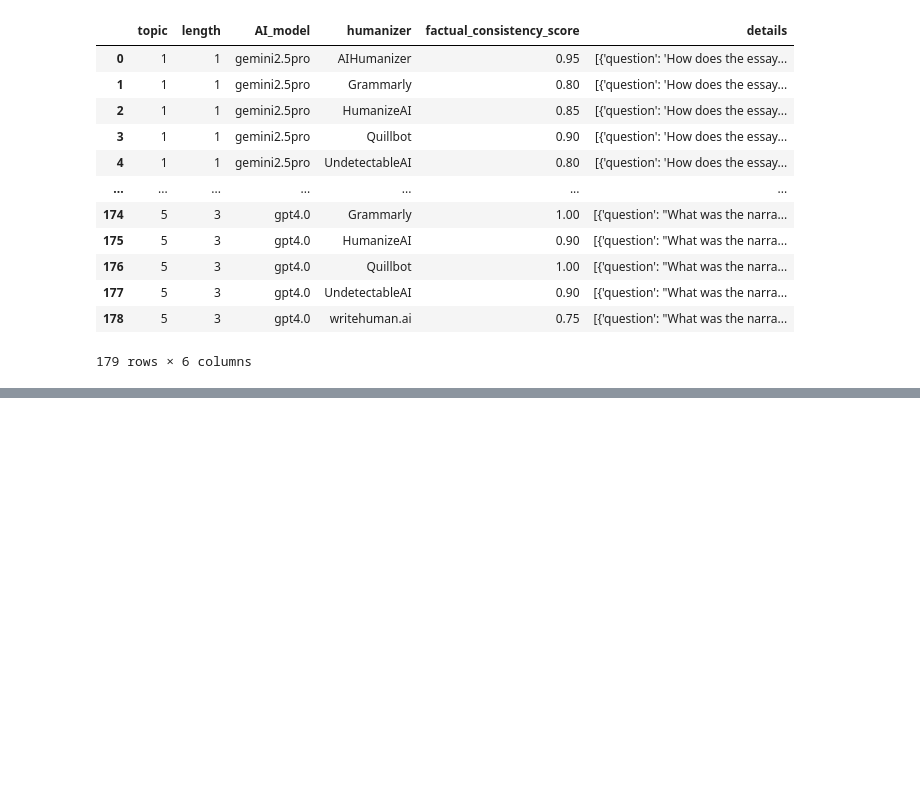
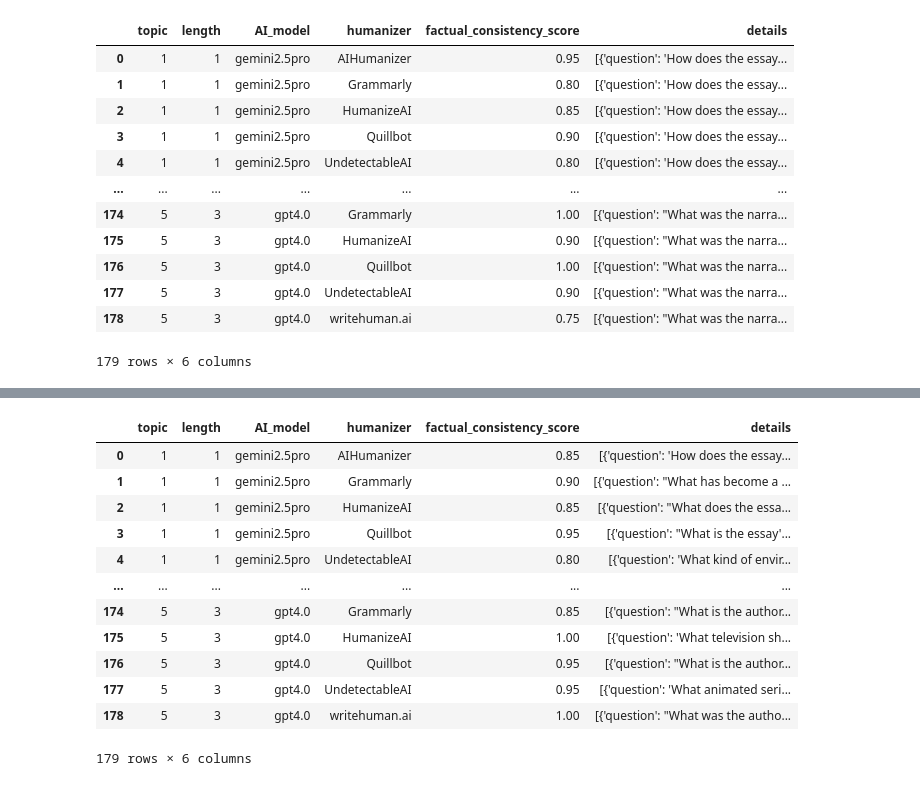
Before and after one commit to warit-tee/FYP, a Jupyter notebook: factual/fact.ipynb, the cells around one changed output, grey strips where cells are left out. Saved outputs shown, nothing was run; the diff lists cells and outputs as text; code cells hidden in the pictures; blank space fills up the shorter version.

```diff
--- a/factual/fact.ipynb
+++ b/factual/fact.ipynb
@@ -349,0 +590,17 @@ display(results_df)
+# %%
+df_reversed = pd.read_csv('qna_results_reversed.csv')
+display(df_reversed)
+# %% [output]
+|  | topic | length | AI_model | humanizer | factual_consistency_score | details |
+| 0 | 1 | 1 | gemini2.5pro | AIHumanizer | 0.85 | [{'question': 'How does the essay... |
+| 1 | 1 | 1 | gemini2.5pro | Grammarly | 0.90 | [{'question': "What has become a ... |
+| 2 | 1 | 1 | gemini2.5pro | HumanizeAI | 0.85 | [{'question': "What does the essa... |
+| 3 | 1 | 1 | gemini2.5pro | Quillbot | 0.95 | [{'question': "What is the essay'... |
+| 4 | 1 | 1 | gemini2.5pro | UndetectableAI | 0.80 | [{'question': 'What kind of envir... |
+| ... | ... | ... | ... | ... | ... | ... |
+| 174 | 5 | 3 | gpt4.0 | Grammarly | 0.85 | [{'question': "What is the author... |
+| 175 | 5 | 3 | gpt4.0 | HumanizeAI | 1.00 | [{'question': 'What television sh... |
+| 176 | 5 | 3 | gpt4.0 | Quillbot | 0.95 | [{'question': "What is the author... |
+| 177 | 5 | 3 | gpt4.0 | UndetectableAI | 0.95 | [{'question': 'What animated seri... |
+| 178 | 5 | 3 | gpt4.0 | writehuman.ai | 1.00 | [{'question': "What was the autho... |
+179 rows × 6 columns
```
Also changed, not shown: parts of 8 cells of this notebook, 1 other file.
